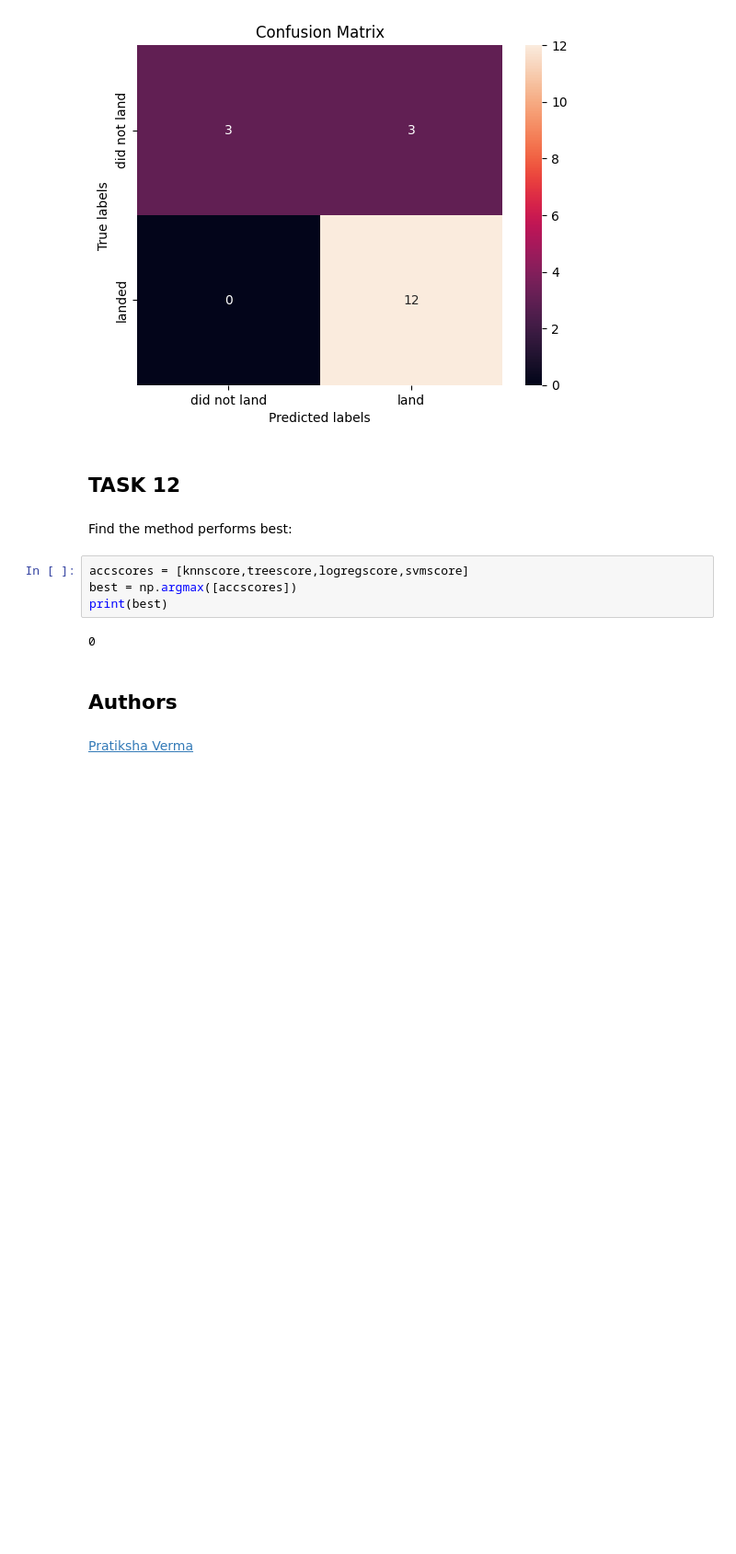
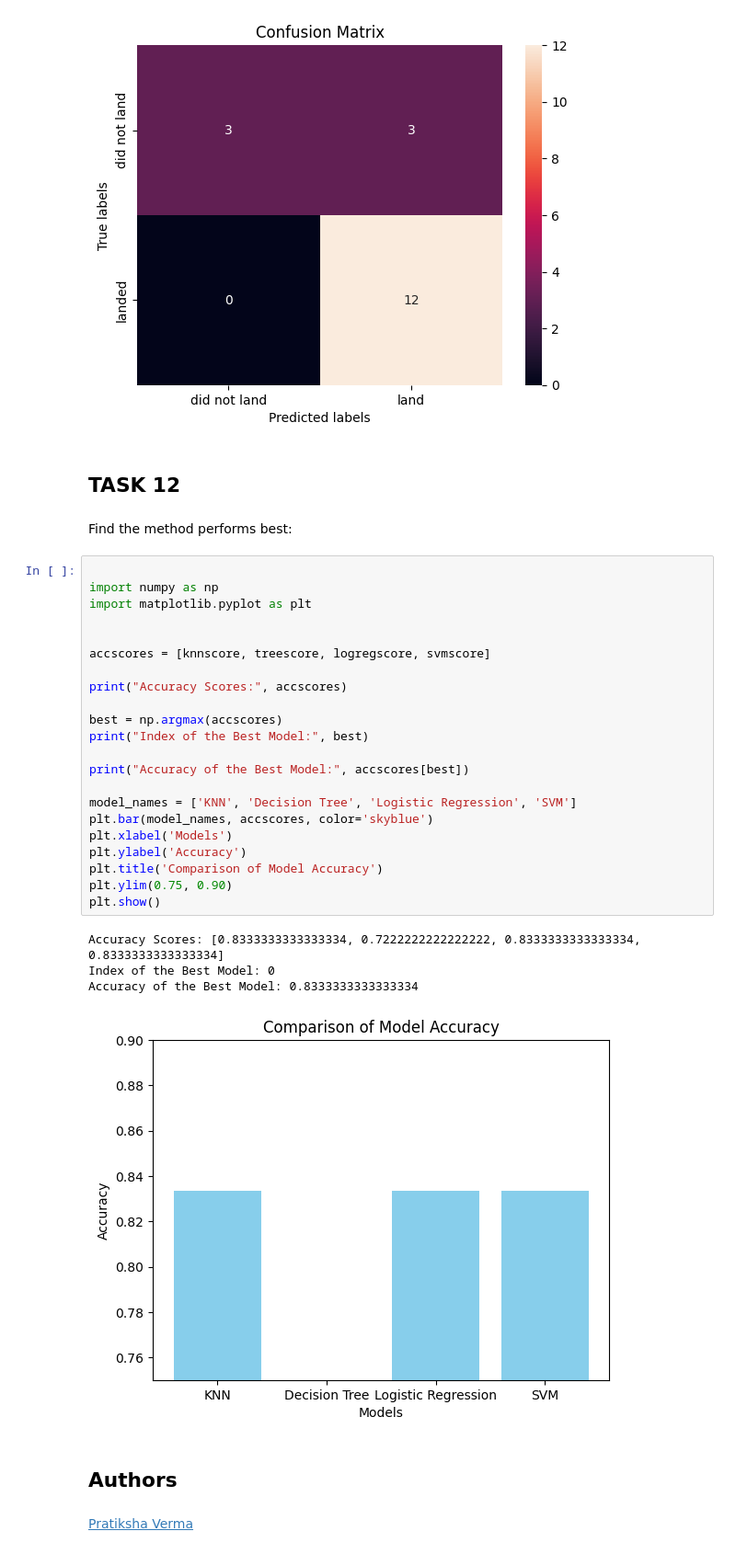
Before and after one commit to khalayli/IBM_DataScience_Capstone, a Jupyter notebook: Step_08_Machine_Learning_Prediction.ipynb, the cells around one changed output. Shown: that part at 92% size. Cells and saved outputs as stored; diff of their text form; blank space fills up the shorter version.

```diff
--- a/Step_08_Machine_Learning_Prediction.ipynb
+++ b/Step_08_Machine_Learning_Prediction.ipynb
@@ -337,12 +346,33 @@ plot_confusion_matrix(Y_test,yhat)
 ## TASK  12
 # %% [markdown]
 Find the method performs best:
-# %%
-accscores = [knnscore,treescore,logregscore,svmscore]
-best = np.argmax([accscores])
-print(best)
-# %% [output]
-0
+# %%
+
+import numpy as np
+import matplotlib.pyplot as plt
+
+
+accscores = [knnscore, treescore, logregscore, svmscore]
+
+print("Accuracy Scores:", accscores)
+
+best = np.argmax(accscores)
+print("Index of the Best Model:", best)
+
+print("Accuracy of the Best Model:", accscores[best])
+
+model_names = ['KNN', 'Decision Tree', 'Logistic Regression', 'SVM']
+plt.bar(model_names, accscores, color='skyblue')
+plt.xlabel('Models')
+plt.ylabel('Accuracy')
+plt.title('Comparison of Model Accuracy')
+plt.ylim(0.75, 0.90)
+plt.show()
+# %% [output]
+Accuracy Scores: [0.8333333333333334, 0.7222222222222222, 0.8333333333333334, 0.8333333333333334]
+Index of the Best Model: 0
+Accuracy of the Best Model: 0.8333333333333334
+[figure, added]
 # %% [markdown]
 ## Authors
 # %% [markdown]
```
Also changed, not shown: parts of 6 cells of this notebook.
